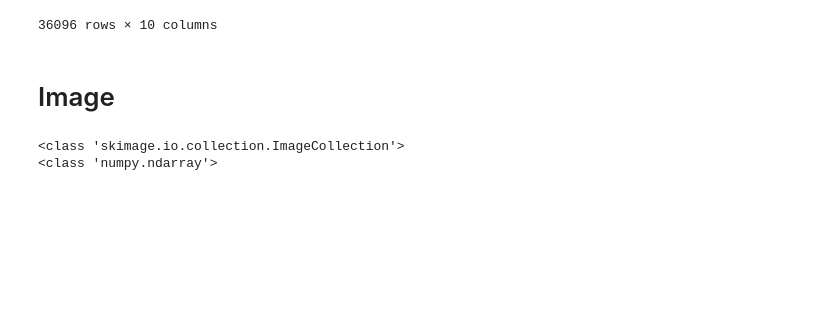
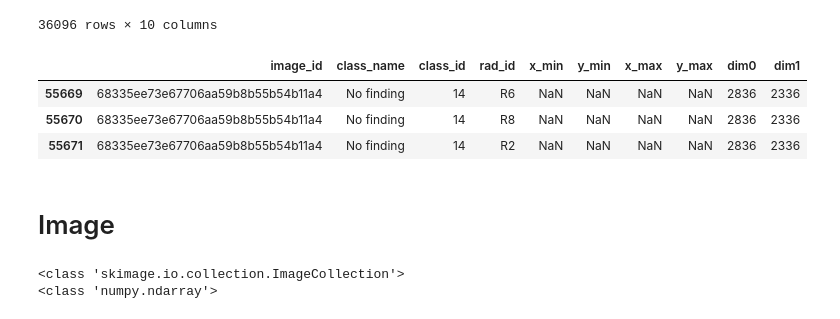
Before and after one commit to ShinAnase/VinBigData, a Jupyter notebook: EDA.ipynb, the cells around one changed output. Cells and saved outputs as stored; diff of their text form; code cells hidden in the pictures; blank space fills up the shorter version.

```diff
--- a/EDA.ipynb
+++ b/EDA.ipynb
@@ -99,6 +99,13 @@ trainFeature[trainFeature.class_name != "No finding"]
 | 67849 | 1224f07d895107573588225f692e94f9 | Aortic enlargement | 0 | R8 | 1046.0 | 688.0 | 1272.0 | 979.0 | 2264 | 2040 |
 | 67850 | 1224f07d895107573588225f692e94f9 | Aortic enlargement | 0 | R9 | 1036.0 | 681.0 | 1271.0 | 966.0 | 2264 | 2040 |
 36096 rows × 10 columns
+# %%
+trainFeature[trainFeature.image_id=="68335ee73e67706aa59b8b55b54b11a4"]
+# %% [output]
+|  | image_id | class_name | class_id | rad_id | x_min | y_min | x_max | y_max | dim0 | dim1 |
+| 55669 | 68335ee73e67706aa59b8b55b54b11a4 | No finding | 14 | R6 | NaN | NaN | NaN | NaN | 2836 | 2336 |
+| 55670 | 68335ee73e67706aa59b8b55b54b11a4 | No finding | 14 | R8 | NaN | NaN | NaN | NaN | 2836 | 2336 |
+| 55671 | 68335ee73e67706aa59b8b55b54b11a4 | No finding | 14 | R2 | NaN | NaN | NaN | NaN | 2836 | 2336 |
 # %% [markdown]
 # Image
 # %%
```
Also changed, not shown: parts of 13 cells of this notebook, 1 other file.
